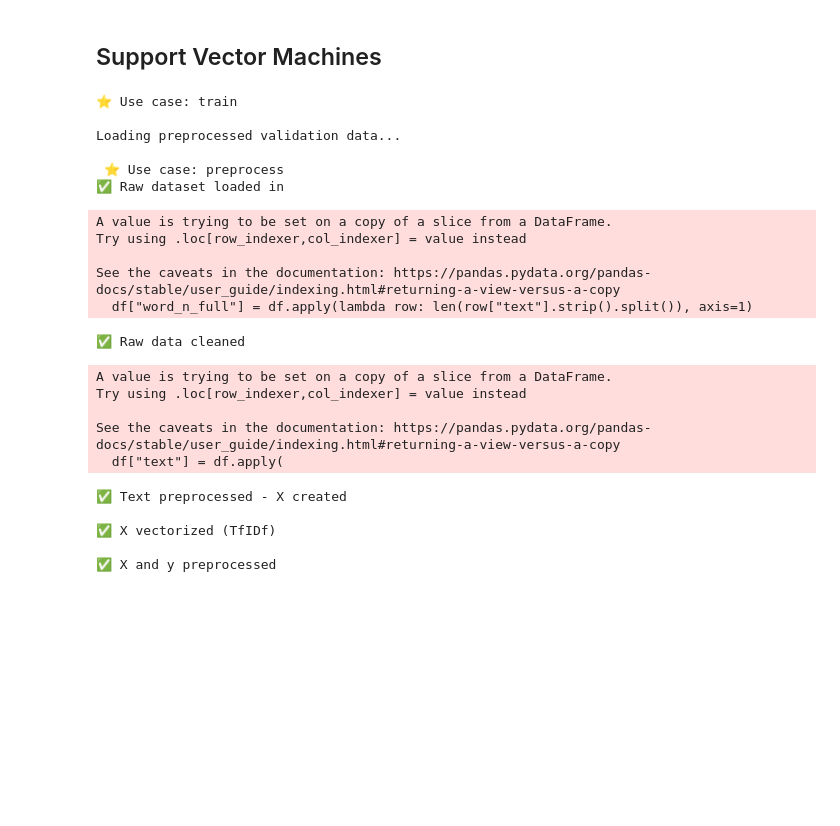
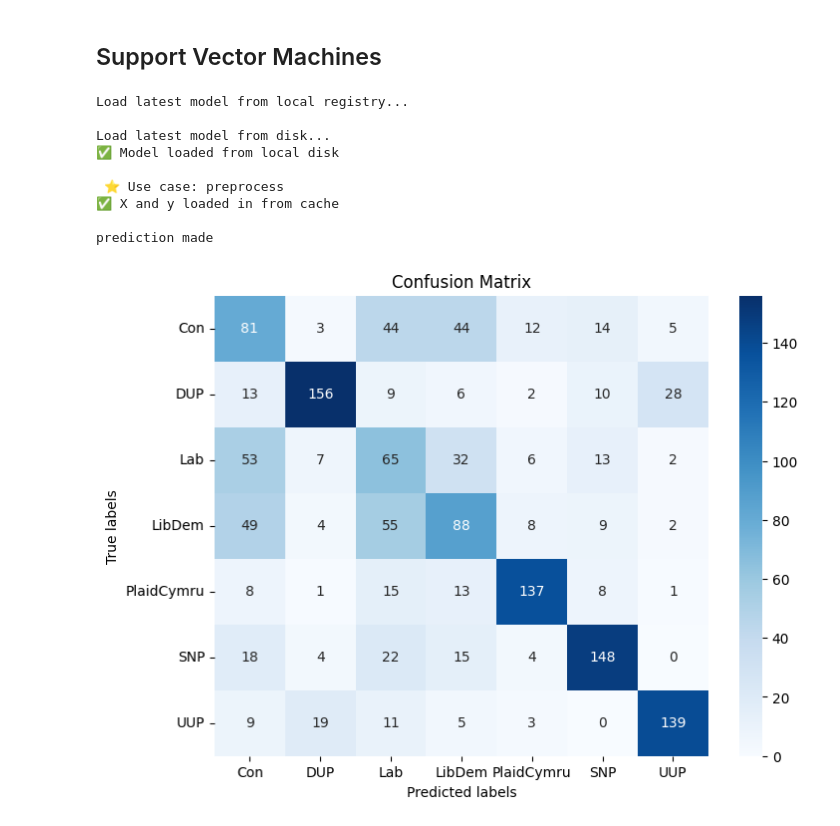
Before and after one commit to szaboildi/uk-pol-speech-classifier, a Jupyter notebook: notebooks/Confusion_Matrix.ipynb, the cells around one changed output. Cells and saved outputs as stored; diff of their text form; code cells hidden in the pictures; blank space fills up the shorter version.

Commit message:
confusion matrix in notebook

```diff
--- a/notebooks/Confusion_Matrix.ipynb
+++ b/notebooks/Confusion_Matrix.ipynb
@@ -37,31 +60,18 @@ To enable them in other operations, rebuild TensorFlow with the appropriate comp
 ## Support Vector Machines
 # %%
 # load model
-acc = train_evaluate_model_svm()
-# model = None
+model = load_model_sklearn()
 
 # # load data and visualize
-# plot_confusion_matrix(model)
+plot_confusion_matrix(model, "tfidf")
 # %% [output]
-⭐️ Use case: train
+Load latest model from local registry...
 
-Loading preprocessed validation data...
+Load latest model from disk...
+✅ Model loaded from local disk
 
  ⭐️ Use case: preprocess
-✅ Raw dataset loaded in
+✅ X and y loaded in from cache
+
+prediction made
-A value is trying to be set on a copy of a slice from a DataFrame.
-Try using .loc[row_indexer,col_indexer] = value instead
-
-See the caveats in the documentation: https://pandas.pydata.org/pandas-docs/stable/user_guide/indexing.html#returning-a-view-versus-a-copy
-  df["word_n_full"] = df.apply(lambda row: len(row["text"].strip().split()), axis=1)
-✅ Raw data cleaned
-A value is trying to be set on a copy of a slice from a DataFrame.
-Try using .loc[row_indexer,col_indexer] = value instead
-
-See the caveats in the documentation: https://pandas.pydata.org/pandas-docs/stable/user_guide/indexing.html#returning-a-view-versus-a-copy
-  df["text"] = df.apply(
-✅ Text preprocessed - X created
-
-✅ X vectorized (TfIDf)
-
-✅ X and y preprocessed
+[figure, added]
```
Also changed, not shown: parts of 4 cells of this notebook, 3 other files.
